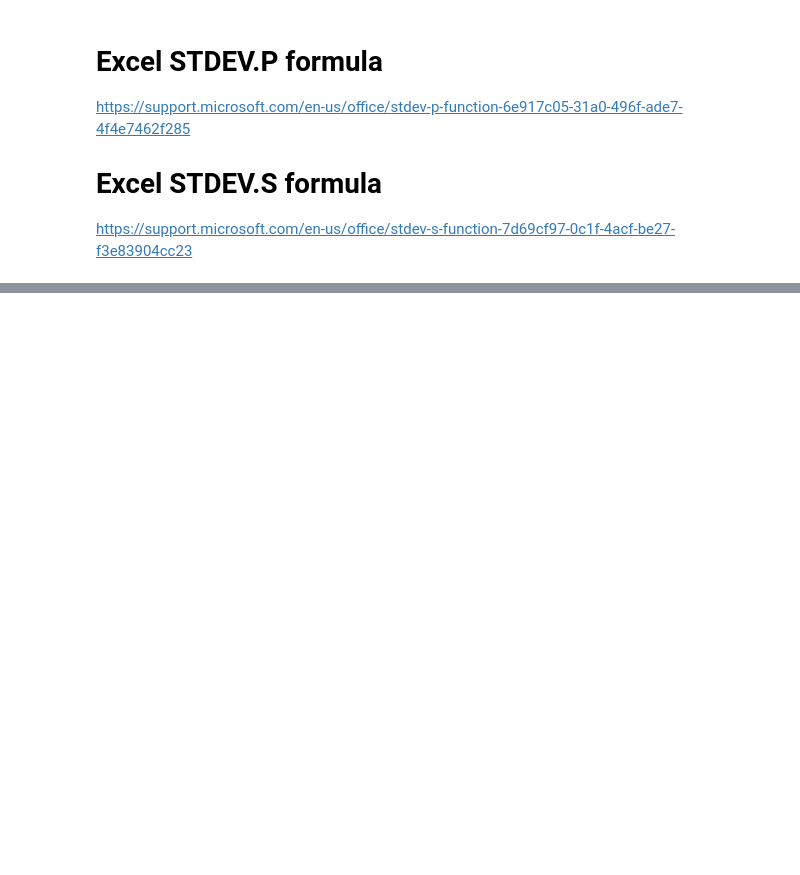
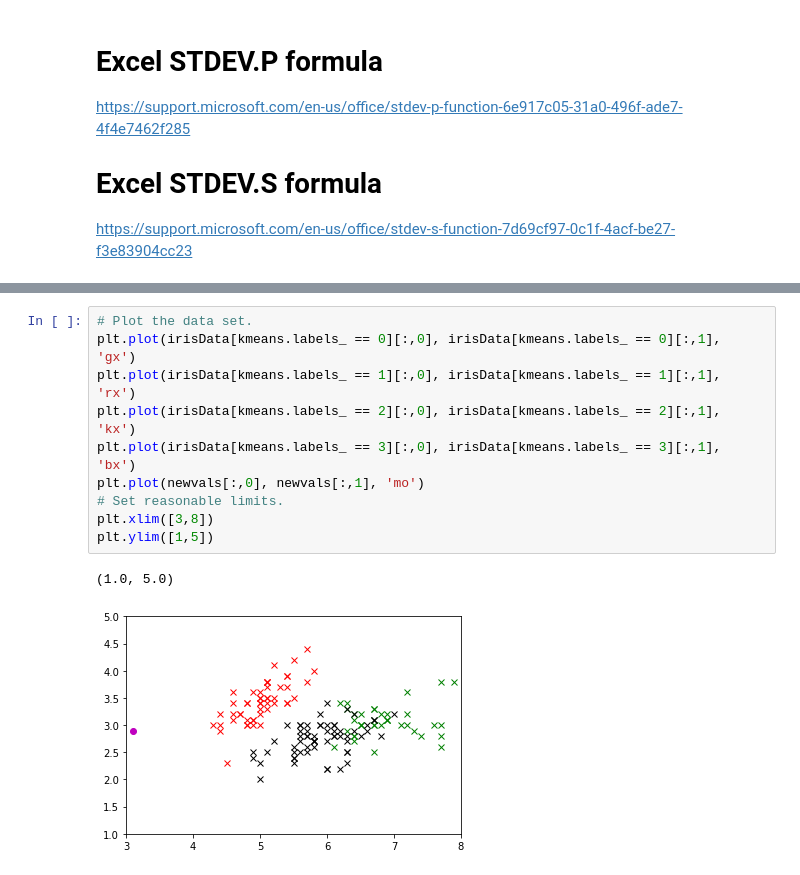
Before and after one commit to lmdlm/ETtasks, a Jupyter notebook: Emerging Technologies Tasks.ipynb, the cells around one changed output, grey strips where cells are left out. Cells and saved outputs as stored; diff of their text form; blank space fills up the shorter version.

```diff
--- a/Emerging Technologies Tasks.ipynb
+++ b/Emerging Technologies Tasks.ipynb
@@ -165,0 +245,13 @@ If we have sample of a larger population, and we want to generalize our findings
+# %%
+# Plot the data set.
+plt.plot(irisData[kmeans.labels_ == 0][:,0], irisData[kmeans.labels_ == 0][:,1], 'gx')
+plt.plot(irisData[kmeans.labels_ == 1][:,0], irisData[kmeans.labels_ == 1][:,1], 'rx')
+plt.plot(irisData[kmeans.labels_ == 2][:,0], irisData[kmeans.labels_ == 2][:,1], 'kx')
+plt.plot(irisData[kmeans.labels_ == 3][:,0], irisData[kmeans.labels_ == 3][:,1], 'bx')
+plt.plot(newvals[:,0], newvals[:,1], 'mo')
+# Set reasonable limits.
+plt.xlim([3,8])
+plt.ylim([1,5])
+# %% [output]
+(1.0, 5.0)
+[figure, added]
```
Also changed, not shown: parts of 9 cells of this notebook.
